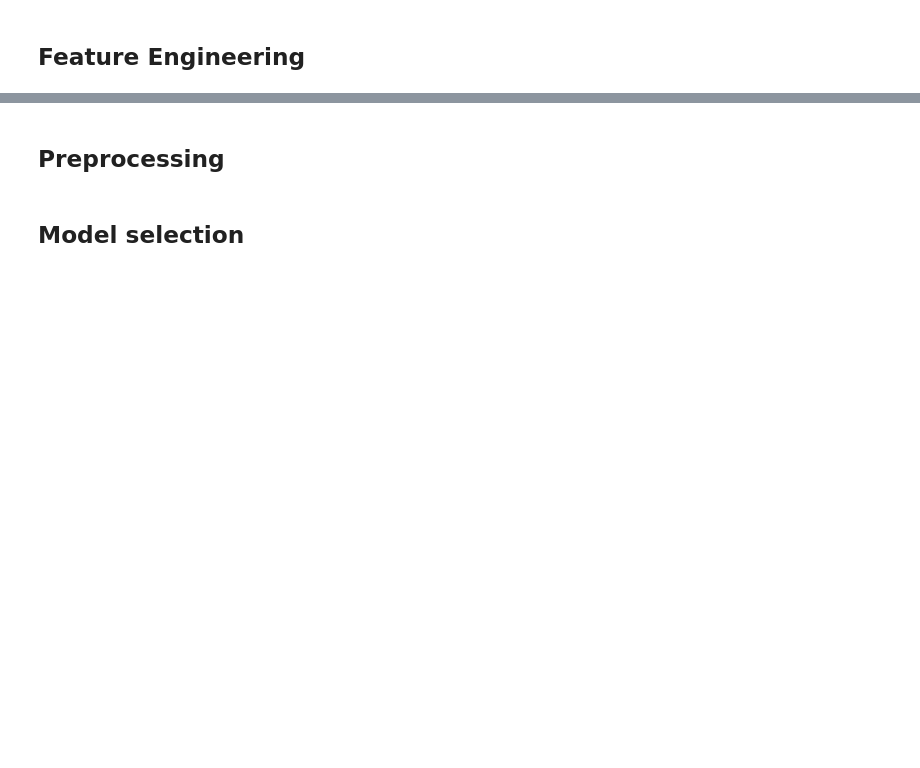
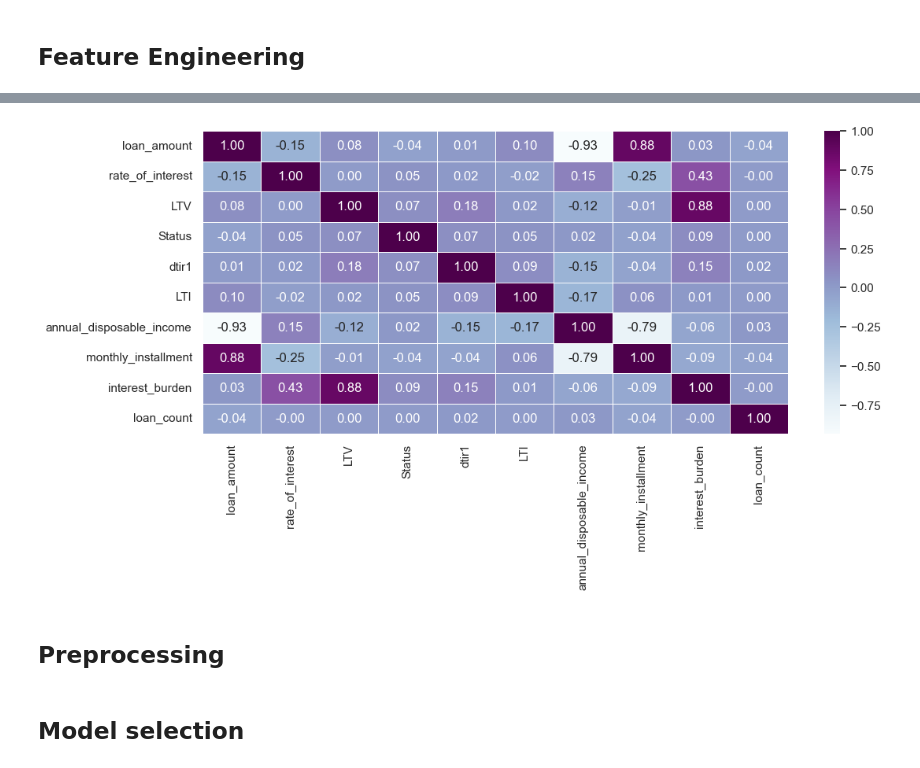
Before and after one commit to ethanhopkins101/DataScience-Projects, a Jupyter notebook: credit_card_customers/expected_loss.ipynb, the cells around one changed output, grey strips where cells are left out. Saved outputs shown, nothing was run; the diff lists cells and outputs as text; code cells hidden in the pictures; blank space fills up the shorter version.

Commit message:
feature engineering pipelines

```diff
--- a/credit_card_customers/expected_loss.ipynb
+++ b/credit_card_customers/expected_loss.ipynb
@@ -410,0 +508,39 @@ weighted avg       0.99      0.99      0.99     29117
+# %%
+from sklearn.pipeline import Pipeline
+from sklearn.preprocessing import FunctionTransformer
+from sklearn.base import BaseEstimator, TransformerMixin
+
+def calculate_ratios(X):
+    X = X.copy()
+    X['LTI'] = X['loan_amount'] / (X['income'] * 12)
+    X['annual_disposable_income'] = (X['income'] * 12) - X['loan_amount']
+    X['monthly_installment'] = X['loan_amount'] / X['term']
+    X['interest_burden'] = (X['loan_amount'] * (X['rate_of_interest'] / 100)) / X['property_value']
+    return X
+
+class GroupCountTransformer(BaseEstimator, TransformerMixin):
+    def __init__(self, identifier_cols):
+        self.identifier_cols = identifier_cols
+    def fit(self, X, y=None): return self
+    def transform(self, X):
+        X = X.copy()
+        X['loan_count'] = X.groupby(self.identifier_cols, dropna=False)['loan_amount'].transform('count')
+        return X
+
+class ColumnDropper(BaseEstimator, TransformerMixin):
+    def __init__(self, columns_to_drop):
+        self.columns_to_drop = columns_to_drop
+    def fit(self, X, y=None): return self
+    def transform(self, X):
+        return X.drop(columns=[c for c in self.columns_to_drop if c in X.columns])
+
+identifier_cols = ['Gender', 'approv_in_adv', 'income', 'Credit_Score', 'age', 'Region']
+drop_list = list(set(weak_features + ['property_value', 'income']))
+
+feature_pipeline = Pipeline([
+    ('ratios', FunctionTransformer(calculate_ratios)),
+    ('group_counts', GroupCountTransformer(identifier_cols)),
+    ('selector', ColumnDropper(drop_list))
+])
+
+df = feature_pipeline.fit_transform(df)
@@ -411,3 +603,10 @@ weighted avg       0.99      0.99      0.99     29117
+# %%
+plt.figure(figsize=(12, 5))
+corr_matrix = df.select_dtypes(include=[np.number]).corr()
+sns.heatmap(corr_matrix, annot=True, fmt=".2f", cmap='BuPu', linewidths=0.5)
+plt.show()
+# %% [output]
+[figure, added]
 # %% [markdown]
 ## Preprocessing
 # %%
```
Also changed, not shown: parts of 10 cells of this notebook.
